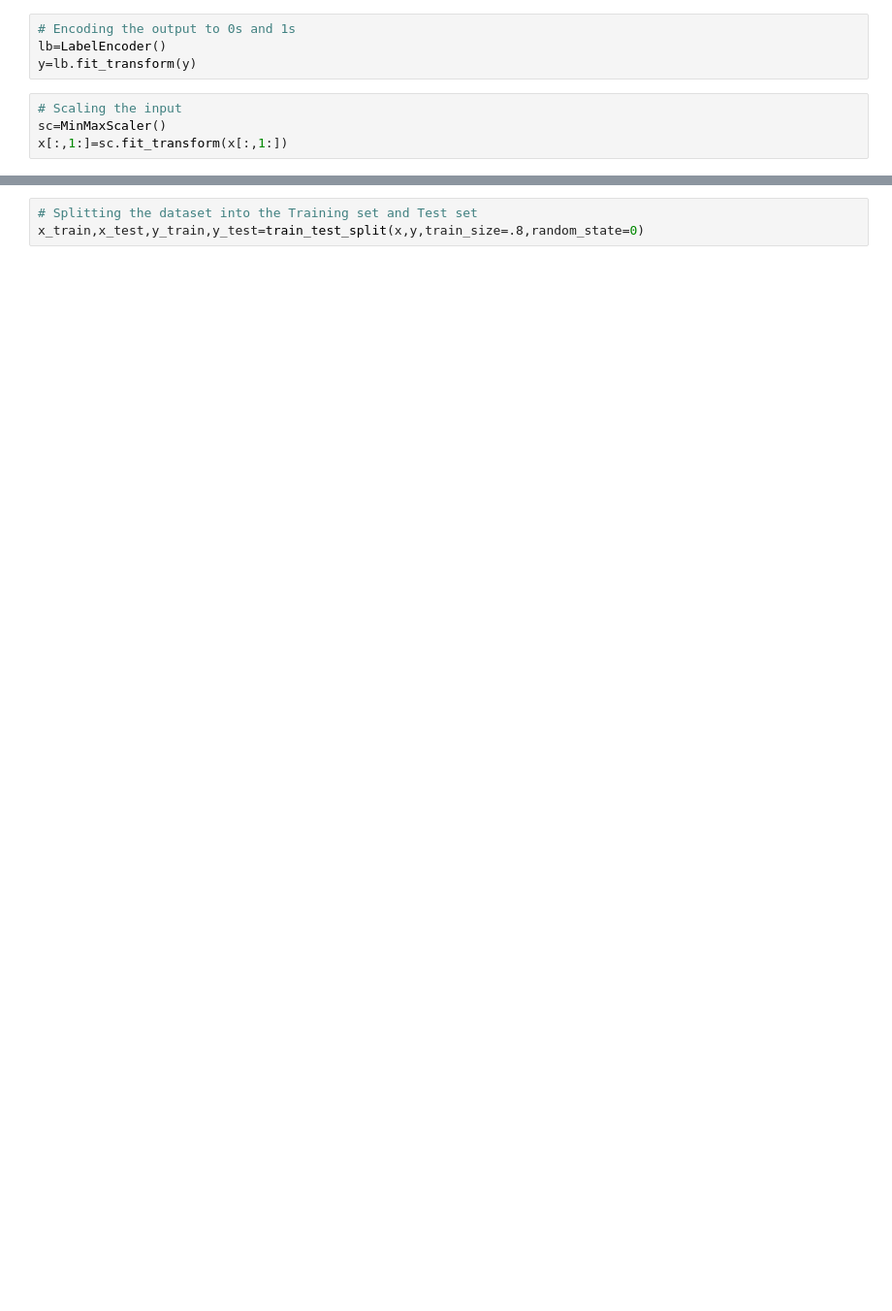
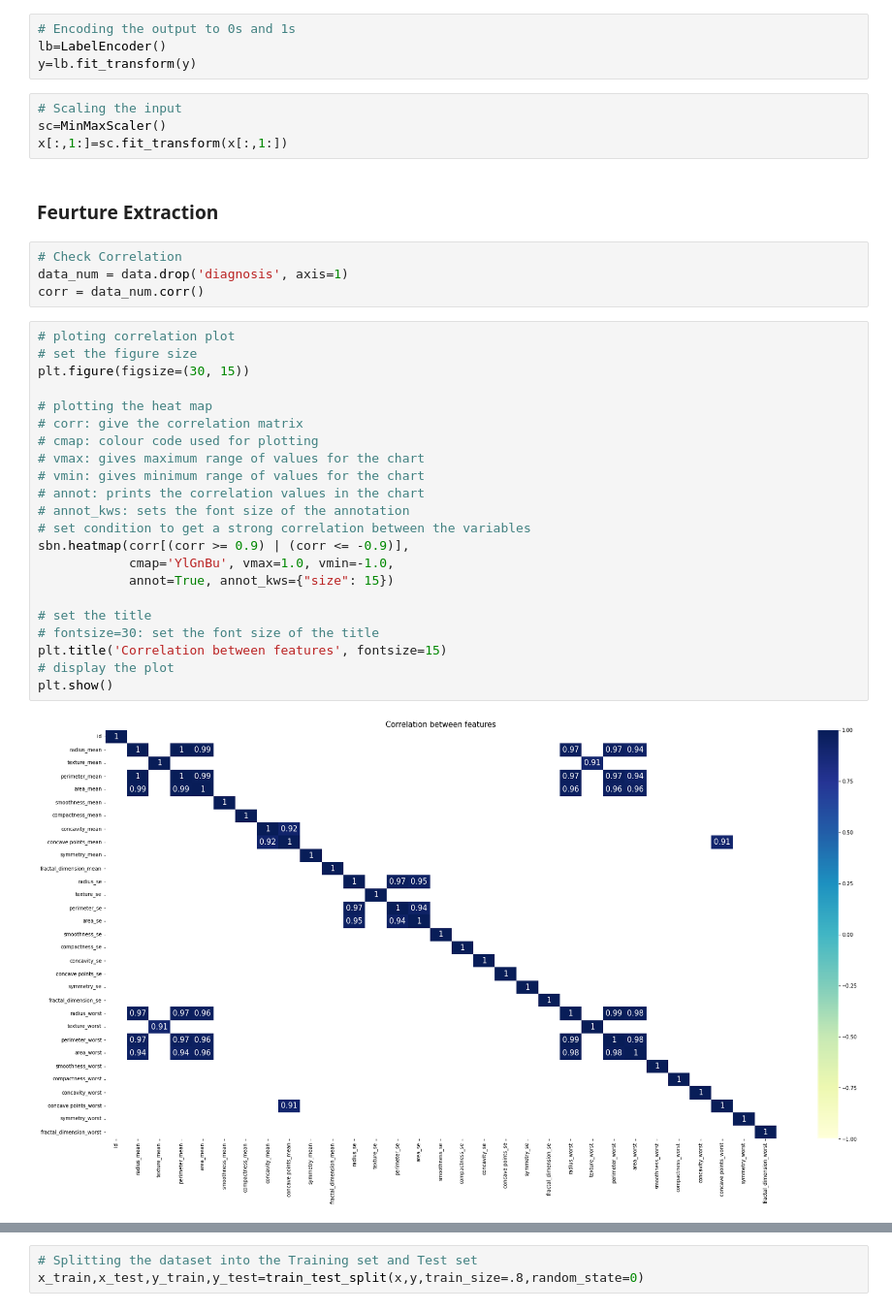
Before and after one commit to menna5/Breast-Cancer-Detection, a Jupyter notebook: Machine Learning Project.ipynb, the cells around one changed output, grey strips where cells are left out. Shown: that part at 97% size. Cells and saved outputs as stored; diff of their text form; blank space fills up the shorter version.

```diff
--- a/Machine Learning Project.ipynb
+++ b/Machine Learning Project.ipynb
@@ -43,3 +50,33 @@ y=lb.fit_transform(y)
 # Scaling the input
 sc=MinMaxScaler()
 x[:,1:]=sc.fit_transform(x[:,1:])
+# %% [markdown]
+### Feurture Extraction
+# %%
+# Check Correlation
+data_num = data.drop('diagnosis', axis=1)
+corr = data_num.corr()
+# %%
+# ploting correlation plot
+# set the figure size
+plt.figure(figsize=(30, 15))
+
+# plotting the heat map
+# corr: give the correlation matrix
+# cmap: colour code used for plotting
+# vmax: gives maximum range of values for the chart
+# vmin: gives minimum range of values for the chart
+# annot: prints the correlation values in the chart
+# annot_kws: sets the font size of the annotation
+# set condition to get a strong correlation between the variables
+sbn.heatmap(corr[(corr >= 0.9) | (corr <= -0.9)],
+            cmap='YlGnBu', vmax=1.0, vmin=-1.0,
+            annot=True, annot_kws={"size": 15})
+
+# set the title
+# fontsize=30: set the font size of the title
+plt.title('Correlation between features', fontsize=15)
+# display the plot
+plt.show()
+# %% [output]
+[figure, added]
```
Also changed, not shown: parts of 15 cells of this notebook.
